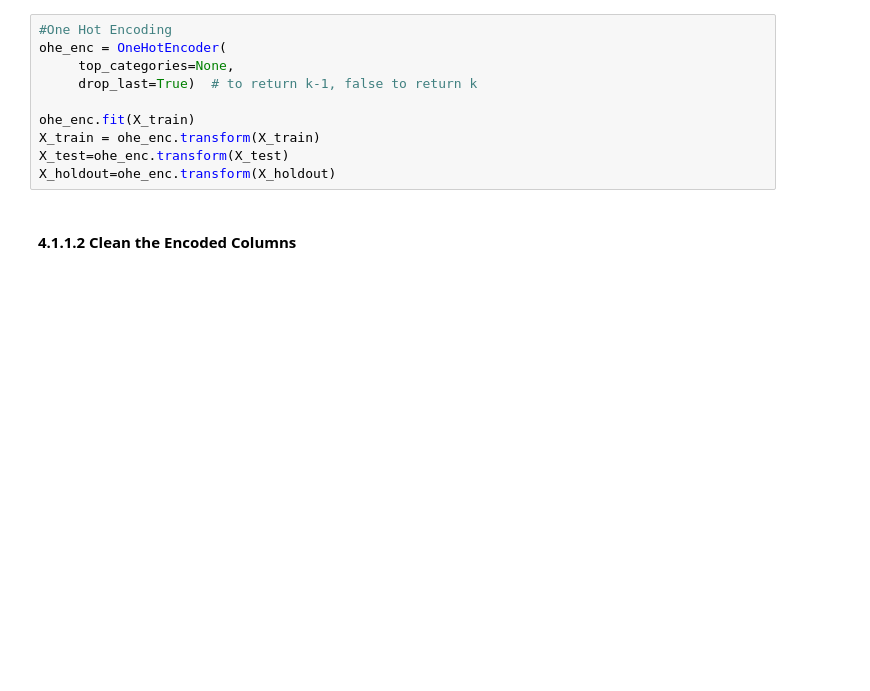
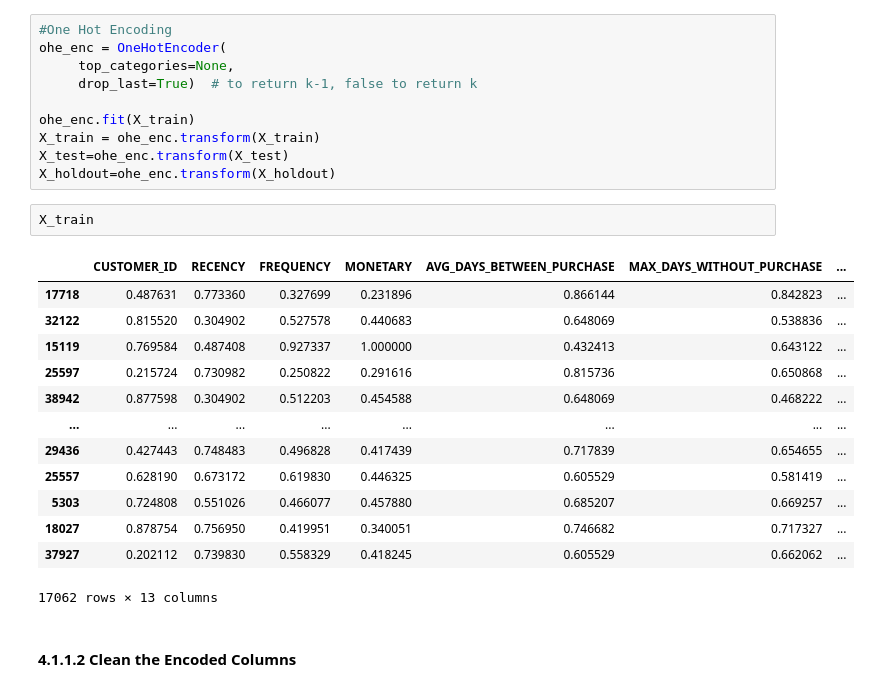
Before and after one commit to R-otato/Tasty_Insights, a Jupyter notebook: Asg2Prototype.ipynb, the cells around one changed output. Drawn from its saved outputs; the diff is of its cells as text; blank space fills up the shorter version.

```diff
--- a/Asg2Prototype.ipynb
+++ b/Asg2Prototype.ipynb
@@ -680,6 +680,22 @@ ohe_enc.fit(X_train)
 X_train = ohe_enc.transform(X_train)
 X_test=ohe_enc.transform(X_test)
 X_holdout=ohe_enc.transform(X_holdout)
+# %%
+X_train
+# %% [output]
+|  | CUSTOMER_ID | RECENCY | FREQUENCY | MONETARY | AVG_DAYS_BETWEEN_PURCHASE | MAX_DAYS_WITHOUT_PURCHASE | ... |
+| 17718 | 0.487631 | 0.773360 | 0.327699 | 0.231896 | 0.866144 | 0.842823 | ... |
+| 32122 | 0.815520 | 0.304902 | 0.527578 | 0.440683 | 0.648069 | 0.538836 | ... |
+| 15119 | 0.769584 | 0.487408 | 0.927337 | 1.000000 | 0.432413 | 0.643122 | ... |
+| 25597 | 0.215724 | 0.730982 | 0.250822 | 0.291616 | 0.815736 | 0.650868 | ... |
+| 38942 | 0.877598 | 0.304902 | 0.512203 | 0.454588 | 0.648069 | 0.468222 | ... |
+| ... | ... | ... | ... | ... | ... | ... | ... |
+| 29436 | 0.427443 | 0.748483 | 0.496828 | 0.417439 | 0.717839 | 0.654655 | ... |
+| 25557 | 0.628190 | 0.673172 | 0.619830 | 0.446325 | 0.605529 | 0.581419 | ... |
+| 5303 | 0.724808 | 0.551026 | 0.466077 | 0.457880 | 0.685207 | 0.669257 | ... |
+| 18027 | 0.878754 | 0.756950 | 0.419951 | 0.340051 | 0.746682 | 0.717327 | ... |
+| 37927 | 0.202112 | 0.739830 | 0.558329 | 0.418245 | 0.605529 | 0.662062 | ... |
+17062 rows × 13 columns
 # %% [markdown]
 #### 4.1.1.2 Clean the Encoded Columns
 # %%
```
Also changed, not shown: parts of 42 cells of this notebook.
